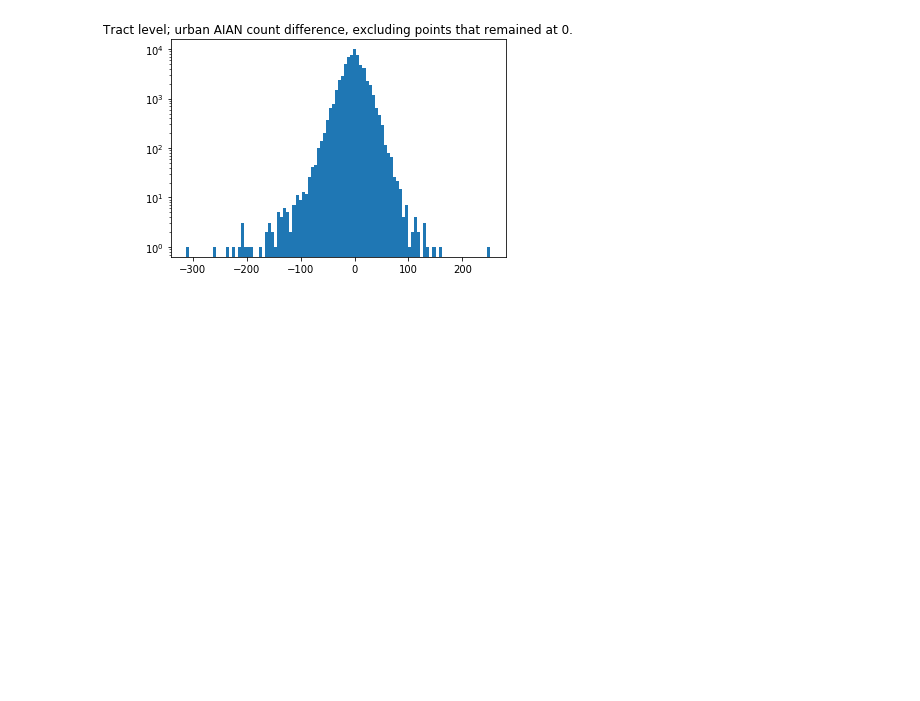
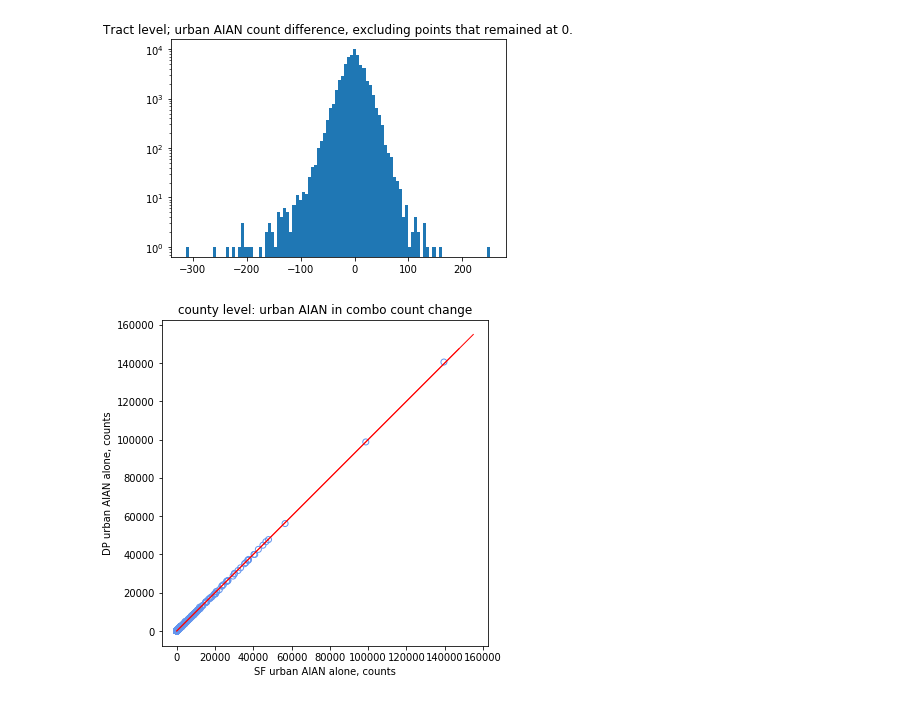
Before and after one commit to beatrixkh/explore_census_2020_dp, a Jupyter notebook: 2020_census_look_for_urban_AIAN_bias.ipynb, the cells around one changed output. Drawn from its saved outputs; the diff is of its cells as text; code cells hidden in the pictures; blank space fills up the shorter version.

Commit message:
more plots. too many plots. consistent undercount

```diff
--- a/2020_census_look_for_urban_AIAN_bias.ipynb
+++ b/2020_census_look_for_urban_AIAN_bias.ipynb
@@ -352,3 +377,31 @@ plt.title('Tract level; urban AIAN count difference, excluding points that remai
 plt.show()
 # %% [output]
 [figure]
+# %%
+#check out AIAN in combo, county level counts change
+x = urban_county[["P0060004_SF"]]
+y = urban_county[["P0060004_DP"]]
+
+fig = plt.figure()
+fig.set_size_inches(6,6)
+
+ax = fig.add_subplot(111)
+ax.scatter(x, y, facecolors='none', edgecolors = 'cornflowerblue')
+ax.set_aspect('equal', adjustable='box')
+
+xleft, xright = ax.get_xlim()
+ybottom, ytop = ax.get_ylim()
+lim = max(xright,ytop)
+ax.plot([-1,lim],[-1,lim], 'red', linewidth=1)
+
+xleft, xright = ax.get_xlim()
+ybottom, ytop = ax.get_ylim()
+ax.plot([-1,xright],[-1,ytop], 'red', linewidth=1)
+
+plt.xlabel('SF urban AIAN alone, counts')
+plt.ylabel('DP urban AIAN alone, counts')
+plt.title('county level: urban AIAN in combo count change')
+
+plt.show()
+# %% [output]
+[figure, added]
```
Also changed, not shown: parts of 7 cells of this notebook.
